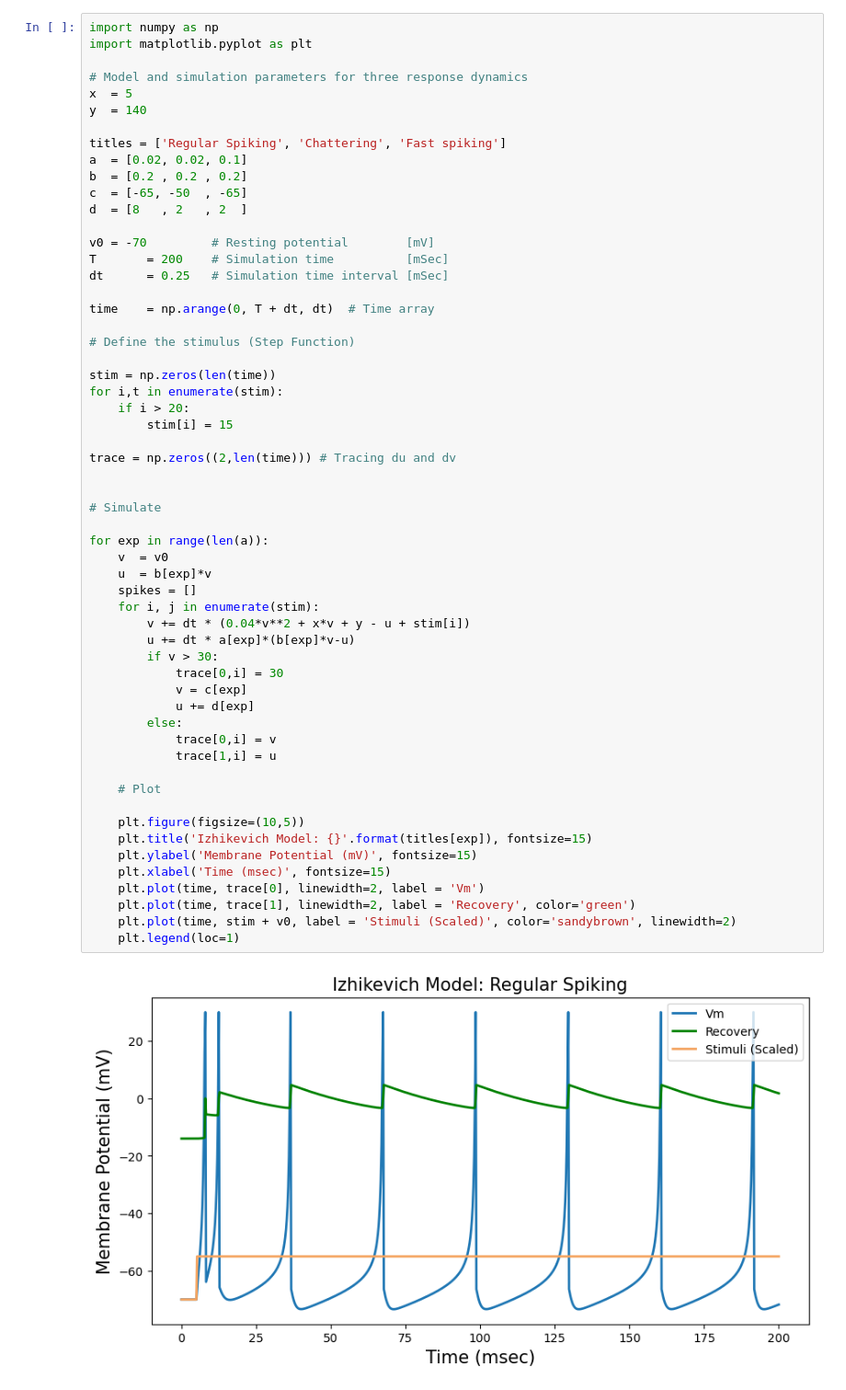
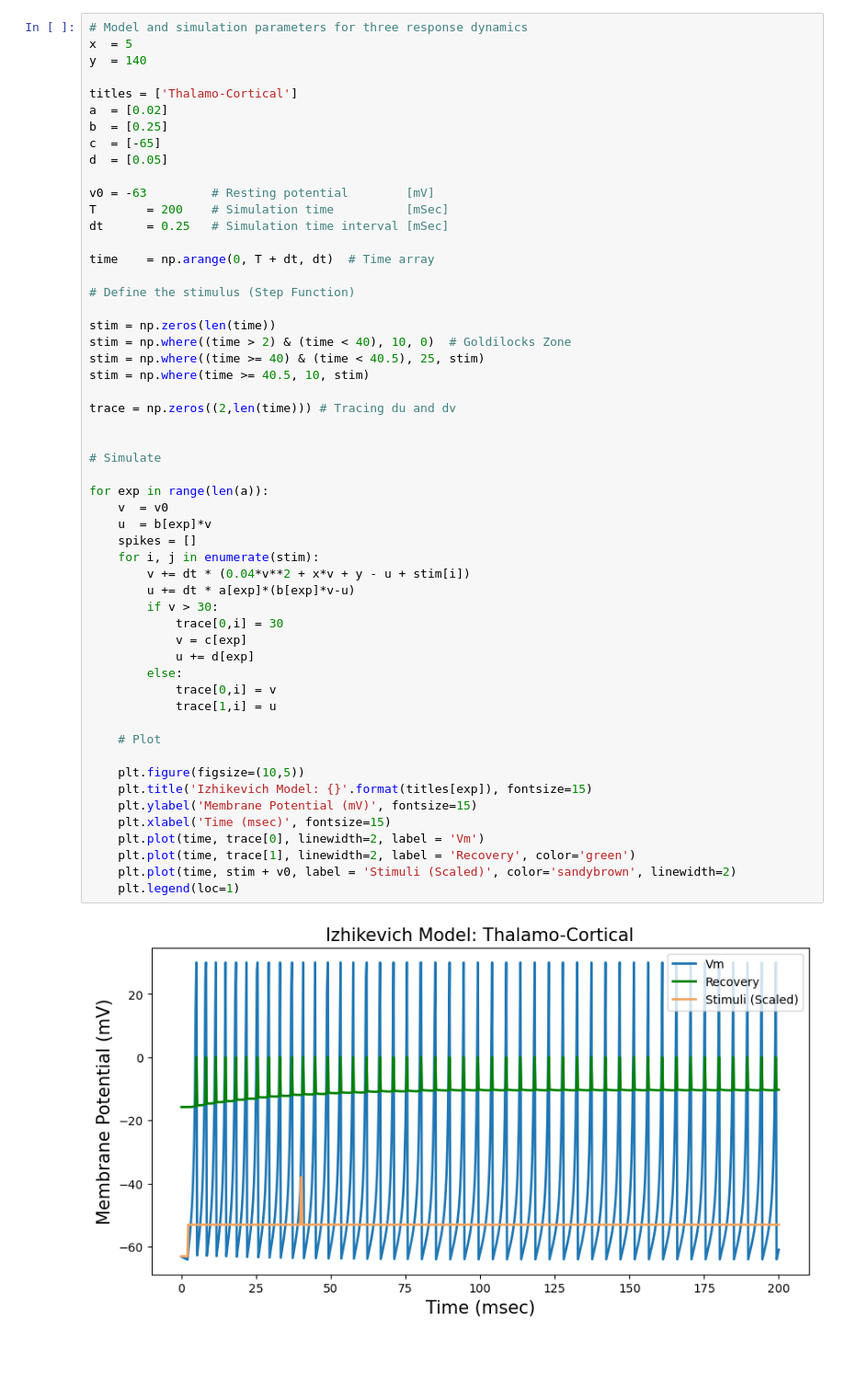
Before and after one commit to Mikerive/NeuroMorphic, a Jupyter notebook: NeuronEmulation/SpikingModel.ipynb, the cells around one changed output. Shown at 92% size. Cells and saved outputs as stored; diff of their text form; blank space fills up the shorter version.

```diff
--- a/NeuronEmulation/SpikingModel.ipynb
+++ b/NeuronEmulation/SpikingModel.ipynb
@@ -1,18 +66,15 @@
 # %%
-import numpy as np
-import matplotlib.pyplot as plt
-
 # Model and simulation parameters for three response dynamics
 x  = 5
 y  = 140
 
-titles = ['Regular Spiking', 'Chattering', 'Fast spiking']
-a  = [0.02, 0.02, 0.1]
-b  = [0.2 , 0.2 , 0.2]
-c  = [-65, -50  , -65]
-d  = [8   , 2   , 2  ]
+titles = ['Thalamo-Cortical']
+a  = [0.02]
+b  = [0.25]
+c  = [-65]
+d  = [0.05]
 
-v0 = -70         # Resting potential        [mV]
+v0 = -63         # Resting potential        [mV]
 T       = 200    # Simulation time          [mSec]
 dt      = 0.25   # Simulation time interval [mSec]
 
@@ -21,39 +83,39 @@ time    = np.arange(0, T + dt, dt)  # Time array
 # Define the stimulus (Step Function)
 
 stim = np.zeros(len(time))
-for i,t in enumerate(stim):
-    if i > 20:
-        stim[i] = 15
+stim = np.where((time > 2) & (time < 40), 10, 0)  # Goldilocks Zone
+stim = np.where((time >= 40) & (time < 40.5), 25, stim)
+stim = np.where(time >= 40.5, 10, stim)
 
 trace = np.zeros((2,len(time))) # Tracing du and dv
 
 
 # Simulate
 
 for exp in range(len(a)):
     v  = v0
     u  = b[exp]*v
     spikes = []
     for i, j in enumerate(stim):
         v += dt * (0.04*v**2 + x*v + y - u + stim[i])
         u += dt * a[exp]*(b[exp]*v-u)
         if v > 30:
             trace[0,i] = 30
             v = c[exp]
             u += d[exp]
         else:
             trace[0,i] = v
             trace[1,i] = u
 
     # Plot
 
     plt.figure(figsize=(10,5))
     plt.title('Izhikevich Model: {}'.format(titles[exp]), fontsize=15)
     plt.ylabel('Membrane Potential (mV)', fontsize=15)
     plt.xlabel('Time (msec)', fontsize=15)
     plt.plot(time, trace[0], linewidth=2, label = 'Vm')
     plt.plot(time, trace[1], linewidth=2, label = 'Recovery', color='green')
     plt.plot(time, stim + v0, label = 'Stimuli (Scaled)', color='sandybrown', linewidth=2)
     plt.legend(loc=1)
 # %% [output]
-[figure, old version]
+[figure, new version]
```
Also changed, not shown: parts of 2 cells of this notebook, 22 other files.
